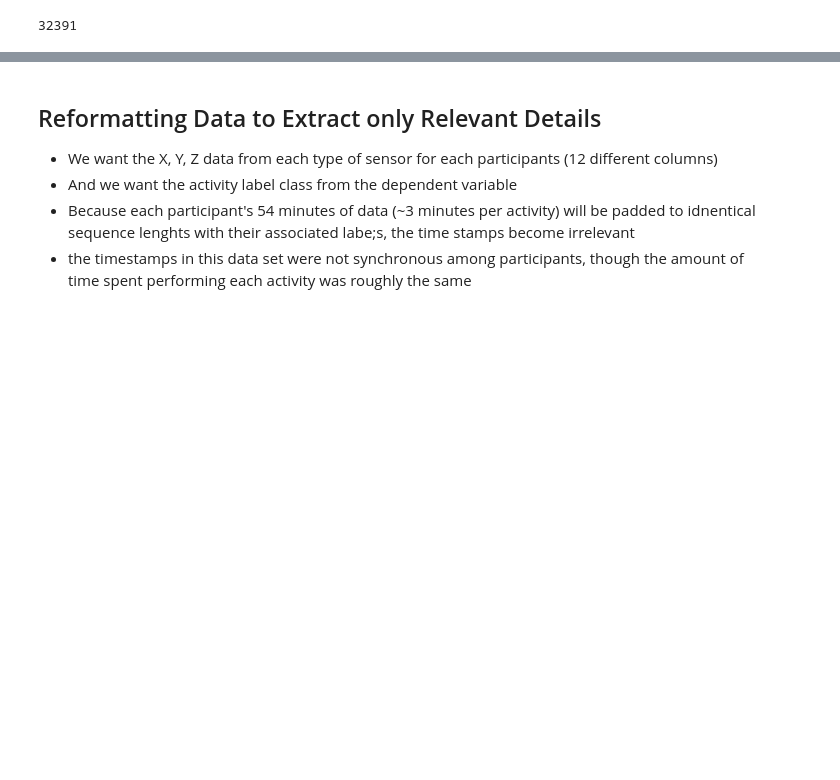
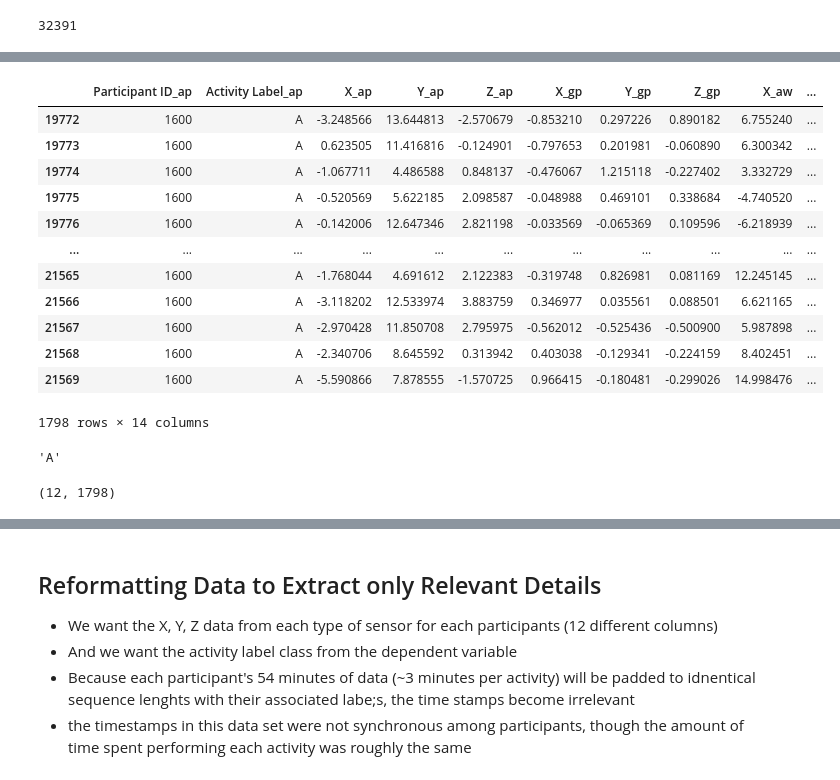
Before and after one commit to tweatherfordk/Accelerometer-Action-Dectection, a Jupyter notebook: Data Preprocessing.ipynb, the cells around one changed output, grey strips where cells are left out. Cells and saved outputs as stored; diff of their text form; code cells hidden in the pictures; blank space fills up the shorter version.

Commit message:
Data Preprocessing right folder

```diff
--- a/Data Preprocessing.ipynb
+++ b/Data Preprocessing.ipynb
@@ -168,0 +167,28 @@ X_test = participant_list[50].drop(columns = ['Activity Label_ap', 'Participant
+# %%
+def Classifier_Data(participant_list):
+
+    master_list = []
+
+    for n in range(51):
+        unique_activity_list = sorted(participant_list[n]['Activity Label_ap'].unique())
+        for i in unique_activity_list:
+            master_list.append(participant_list[n][participant_list[n].iloc[:,1] == i])
+    return master_list
+# %%
+classifier_data = Classifier_Data(participant_list)
+# %%
+classifier_data[0]
+# %% [output]
+|  | Participant ID_ap | Activity Label_ap | X_ap | Y_ap | Z_ap | X_gp | Y_gp | Z_gp | X_aw | ... |
+| 19772 | 1600 | A | -3.248566 | 13.644813 | -2.570679 | -0.853210 | 0.297226 | 0.890182 | 6.755240 | ... |
+| 19773 | 1600 | A | 0.623505 | 11.416816 | -0.124901 | -0.797653 | 0.201981 | -0.060890 | 6.300342 | ... |
+| 19774 | 1600 | A | -1.067711 | 4.486588 | 0.848137 | -0.476067 | 1.215118 | -0.227402 | 3.332729 | ... |
+| 19775 | 1600 | A | -0.520569 | 5.622185 | 2.098587 | -0.048988 | 0.469101 | 0.338684 | -4.740520 | ... |
+| 19776 | 1600 | A | -0.142006 | 12.647346 | 2.821198 | -0.033569 | -0.065369 | 0.109596 | -6.218939 | ... |
+| ... | ... | ... | ... | ... | ... | ... | ... | ... | ... | ... |
+| 21565 | 1600 | A | -1.768044 | 4.691612 | 2.122383 | -0.319748 | 0.826981 | 0.081169 | 12.245145 | ... |
+| 21566 | 1600 | A | -3.118202 | 12.533974 | 3.883759 | 0.346977 | 0.035561 | 0.088501 | 6.621165 | ... |
+| 21567 | 1600 | A | -2.970428 | 11.850708 | 2.795975 | -0.562012 | -0.525436 | -0.500900 | 5.987898 | ... |
+| 21568 | 1600 | A | -2.340706 | 8.645592 | 0.313942 | 0.403038 | -0.129341 | -0.224159 | 8.402451 | ... |
+| 21569 | 1600 | A | -5.590866 | 7.878555 | -1.570725 | 0.966415 | -0.180481 | -0.299026 | 14.998476 | ... |
+1798 rows × 14 columns
@@ -168,0 +197,6 @@ X_test = participant_list[50].drop(columns = ['Activity Label_ap', 'Participant
+# %%
+df = classifier_data[0]['Activity Label_ap']
+df = df.reset_index().drop(columns = 'index')
+df['Activity Label_ap'][0]
+# %% [output]
+'A'
@@ -168,0 +214,4 @@ X_test = participant_list[50].drop(columns = ['Activity Label_ap', 'Participant
+# %%
+X_classifier_data[0].T.shape
+# %% [output]
+(12, 1798)
```
Also changed, not shown: parts of 33 cells of this notebook.
